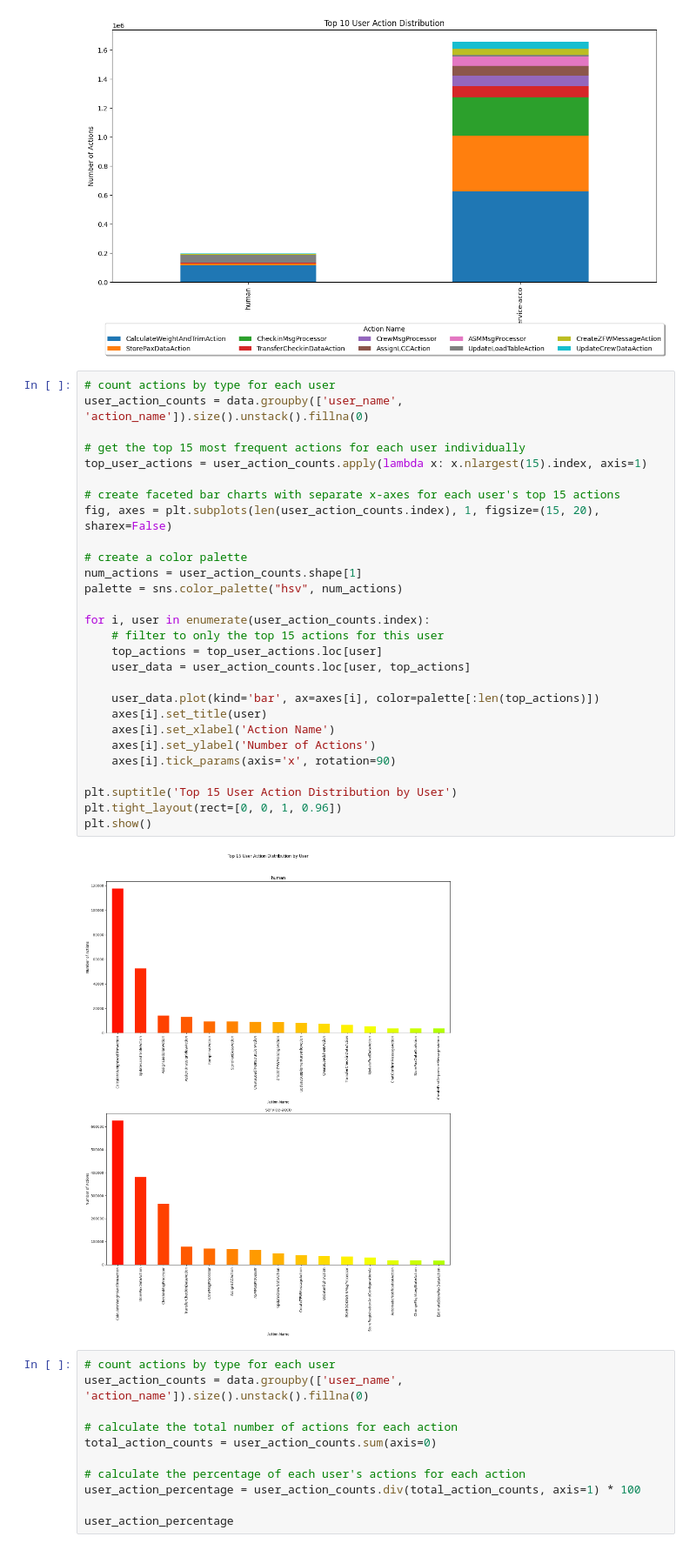
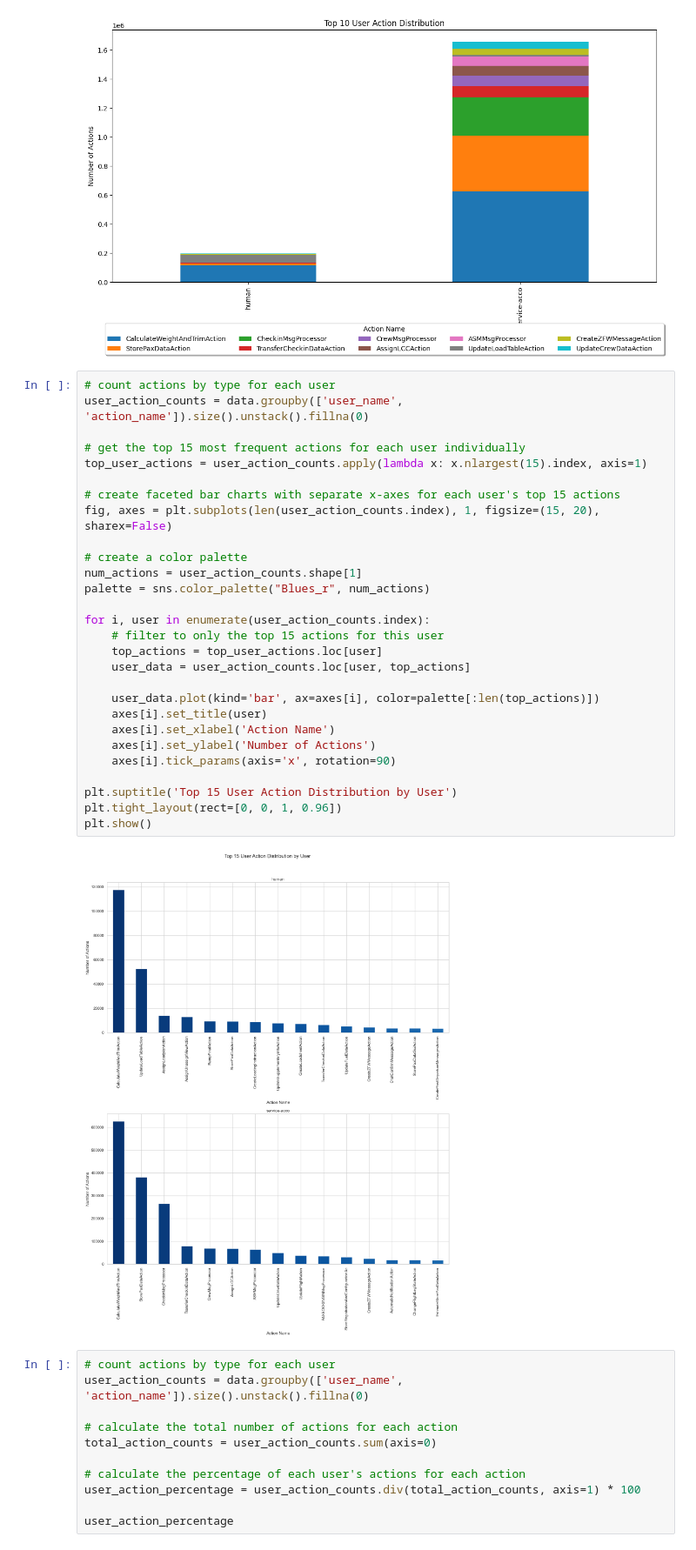
Before and after one commit to aref-hasan/aircraft_load, a Jupyter notebook: visualization/data_exploration.ipynb, the cells around one changed output. Shown at 87% size. Saved outputs shown, nothing was run; the diff lists cells and outputs as text.

Commit message:
changed color theme

```diff
--- a/visualization/data_exploration.ipynb
+++ b/visualization/data_exploration.ipynb
@@ -443,33 +451,33 @@ plt.show()
 # %%
 # count actions by type for each user
 user_action_counts = data.groupby(['user_name', 'action_name']).size().unstack().fillna(0)
 
 # get the top 15 most frequent actions for each user individually
 top_user_actions = user_action_counts.apply(lambda x: x.nlargest(15).index, axis=1)
 
 # create faceted bar charts with separate x-axes for each user's top 15 actions
 fig, axes = plt.subplots(len(user_action_counts.index), 1, figsize=(15, 20), sharex=False)
 
 # create a color palette
 num_actions = user_action_counts.shape[1]
-palette = sns.color_palette("hsv", num_actions)
+palette = sns.color_palette("Blues_r", num_actions)
 
 for i, user in enumerate(user_action_counts.index):
     # filter to only the top 15 actions for this user
     top_actions = top_user_actions.loc[user]
     user_data = user_action_counts.loc[user, top_actions]
 
     user_data.plot(kind='bar', ax=axes[i], color=palette[:len(top_actions)])
     axes[i].set_title(user)
     axes[i].set_xlabel('Action Name')
     axes[i].set_ylabel('Number of Actions')
     axes[i].tick_params(axis='x', rotation=90)
 
 plt.suptitle('Top 15 User Action Distribution by User')
 plt.tight_layout(rect=[0, 0, 1, 0.96])
 plt.show()
 # %% [output]
-[figure, old version]
+[figure, new version]
 # %%
 # count actions by type for each user
 user_action_counts = data.groupby(['user_name', 'action_name']).size().unstack().fillna(0)
```
Also changed, not shown: parts of 13 cells of this notebook.
